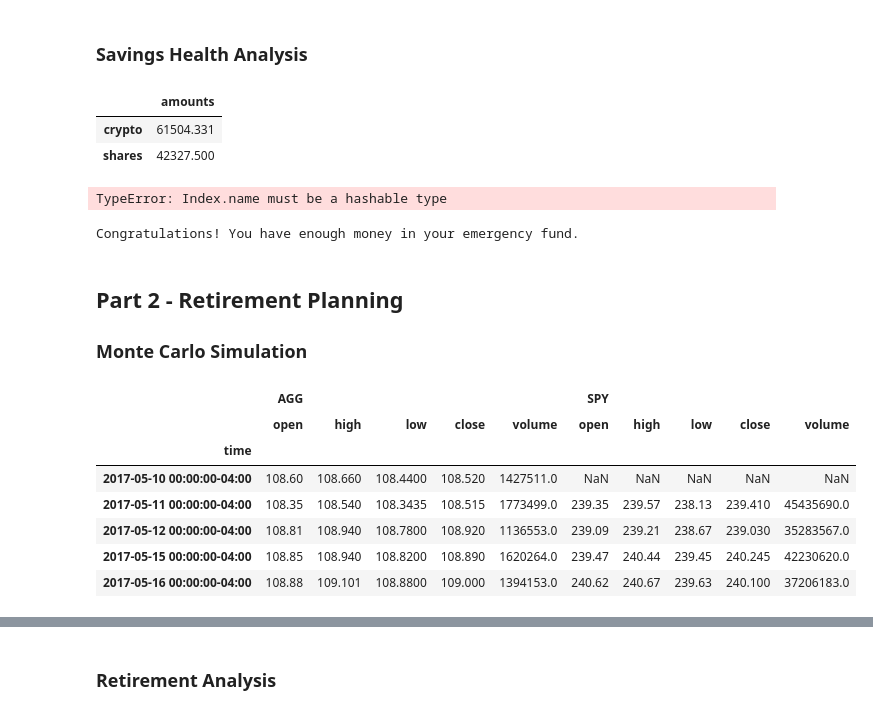
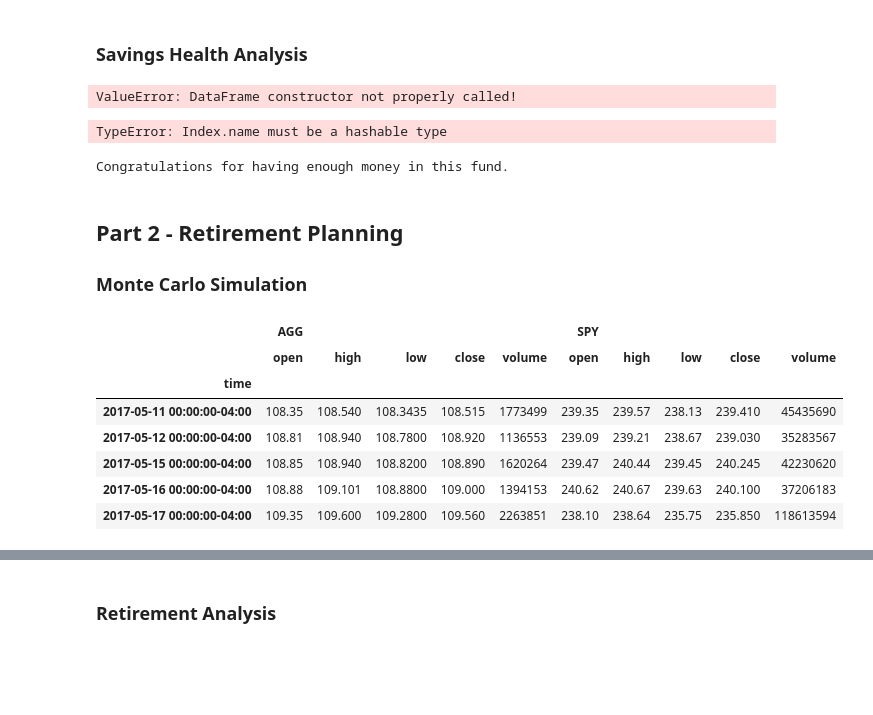
Before and after one commit to Avrpatel/MonteCarlo-Simulations, a Jupyter notebook: Starter_Code/financial-planner.ipynb, the cells around one changed output, grey strips where cells are left out. Saved outputs shown, nothing was run; the diff lists cells and outputs as text; code cells hidden in the pictures; blank space fills up the shorter version.

```diff
--- a/Starter_Code/financial-planner.ipynb
+++ b/Starter_Code/financial-planner.ipynb
@@ -140,18 +141,17 @@ monthly_income = 12000
 crypto_value = my_btc_value + my_eth_value
 shares_value = my_agg_value + my_spy_value
 
-# Create savings DataFrame
+
+# # Create savings DataFrame
 type_of_investment = ['crypto', 'shares']
 investment_values = {'amounts': [crypto_value, shares_value]}
 
-df_savings = pd.DataFrame(investment_values, index=type_of_investment)
+df_savings = pd.DataFrame('amounts', index=type_of_investment)
 
-# Display savings DataFrame
+# # Display savings DataFrame
 display(df_savings)
 # %% [output]
-|  | amounts |
-| crypto | 61504.331 |
-| shares | 42327.500 |
+ValueError: DataFrame constructor not properly called!
 # %%
 # Plot savings pie chart
 df_savings.plot.pie(y=investment_values, title="Value of Securities Composition")
@@ -162,12 +162,18 @@ TypeError: Index.name must be a hashable type
 emergency_fund = monthly_income * 3
 
 # Calculate total amount of savings
-
+total_savings = df_savings['amounts'][0] + df_savings['amounts'][1]
 
 # Validate saving health
-# YOUR CODE HERE!
+if total_savings > emergency_fund:
+    print("Congratulations for having enough money in this fund.")
+elif total_savings == emergency_fund:
+    print("Congratulations on reaching this financial goal.")
+else:
+    dollar_goal = emergency_fund - total_savings
+    print(dollar_goal)
 # %% [output]
-Congratulations! You have enough money in your emergency fund.
+Congratulations for having enough money in this fund.
 # %% [markdown]
 ## Part 2 - Retirement Planning
 
@@ -180,16 +186,22 @@ end_date = pd.Timestamp('2021-05-01', tz='America/New_York').isoformat()
 # %%
 # Get 5 years' worth of historical data for SPY and AGG
 # (use a limit=1000 parameter to call the most recent 1000 days of data)
-# YOUR CODE HERE!
+
+df_stock_data = api.get_barset(
+    tickers,
+    timeframe,
+    start = start_date,
+    end = end_date,
+    limit=1000).df
 
 # Display sample data
 df_stock_data.head()
 # %% [output]
 |  | AGG |  |  |  |  | SPY |  |  |  |  |
 |  | open | high | low | close | volume | open | high | low | close | volume |
 | time |  |  |  |  |  |  |  |  |  |  |
-| 2017-05-10 00:00:00-04:00 | 108.60 | 108.660 | 108.4400 | 108.520 | 1427511.0 | NaN | NaN | NaN | NaN | NaN |
-| 2017-05-11 00:00:00-04:00 | 108.35 | 108.540 | 108.3435 | 108.515 | 1773499.0 | 239.35 | 239.57 | 238.13 | 239.410 | 45435690.0 |
-| 2017-05-12 00:00:00-04:00 | 108.81 | 108.940 | 108.7800 | 108.920 | 1136553.0 | 239.09 | 239.21 | 238.67 | 239.030 | 35283567.0 |
-| 2017-05-15 00:00:00-04:00 | 108.85 | 108.940 | 108.8200 | 108.890 | 1620264.0 | 239.47 | 240.44 | 239.45 | 240.245 | 42230620.0 |
-| 2017-05-16 00:00:00-04:00 | 108.88 | 109.101 | 108.8800 | 109.000 | 1394153.0 | 240.62 | 240.67 | 239.63 | 240.100 | 37206183.0 |
+| 2017-05-11 00:00:00-04:00 | 108.35 | 108.540 | 108.3435 | 108.515 | 1773499 | 239.35 | 239.57 | 238.13 | 239.410 | 45435690 |
+| 2017-05-12 00:00:00-04:00 | 108.81 | 108.940 | 108.7800 | 108.920 | 1136553 | 239.09 | 239.21 | 238.67 | 239.030 | 35283567 |
+| 2017-05-15 00:00:00-04:00 | 108.85 | 108.940 | 108.8200 | 108.890 | 1620264 | 239.47 | 240.44 | 239.45 | 240.245 | 42230620 |
+| 2017-05-16 00:00:00-04:00 | 108.88 | 109.101 | 108.8800 | 109.000 | 1394153 | 240.62 | 240.67 | 239.63 | 240.100 | 37206183 |
+| 2017-05-17 00:00:00-04:00 | 109.35 | 109.600 | 109.2800 | 109.560 | 2263851 | 238.10 | 238.64 | 235.75 | 235.850 | 118613594 |
```
Also changed, not shown: parts of 28 cells of this notebook.
